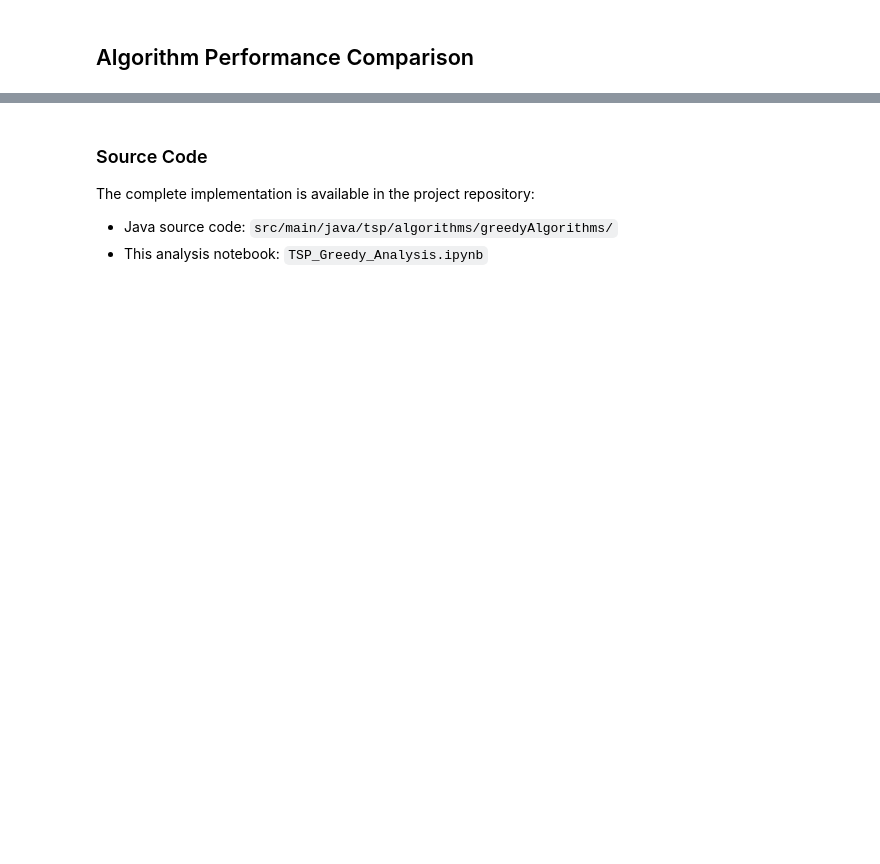
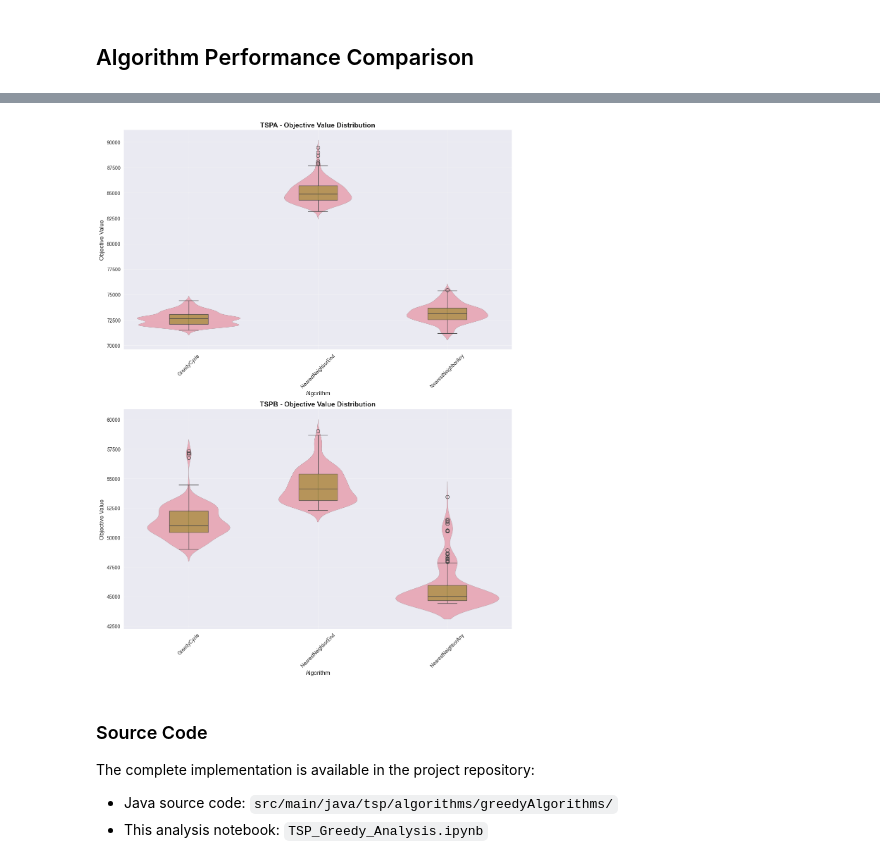
Before and after one commit to Marcin59/evolutionary-computation, a Jupyter notebook: analysis/TSP_Greedy_Analysis.ipynb, the cells around one changed output, grey strips where cells are left out. Cells and saved outputs as stored; diff of their text form; code cells hidden in the pictures; blank space fills up the shorter version.

```diff
--- a/analysis/TSP_Greedy_Analysis.ipynb
+++ b/analysis/TSP_Greedy_Analysis.ipynb
@@ -282,3 +306,9 @@ plot_objective_distributions(algorithm_data)
+# %%
+# Performance comparison plots using utility functions
+# without random for better visibility
+plot_objective_distributions(algorithm_data, ["RandomSolution"])
+# %% [output]
+[figure, added]
 # %% [markdown]
 ### Source Code
 
```
Also changed, not shown: parts of 7 cells of this notebook, 10 other files.
